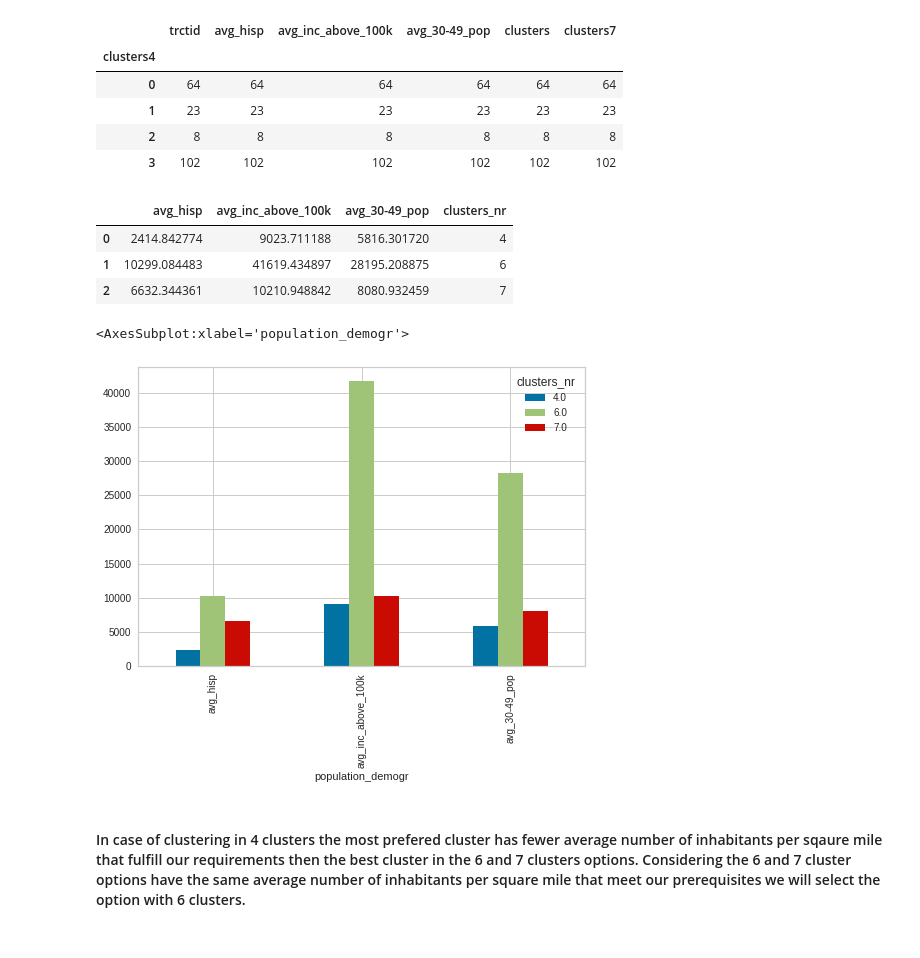
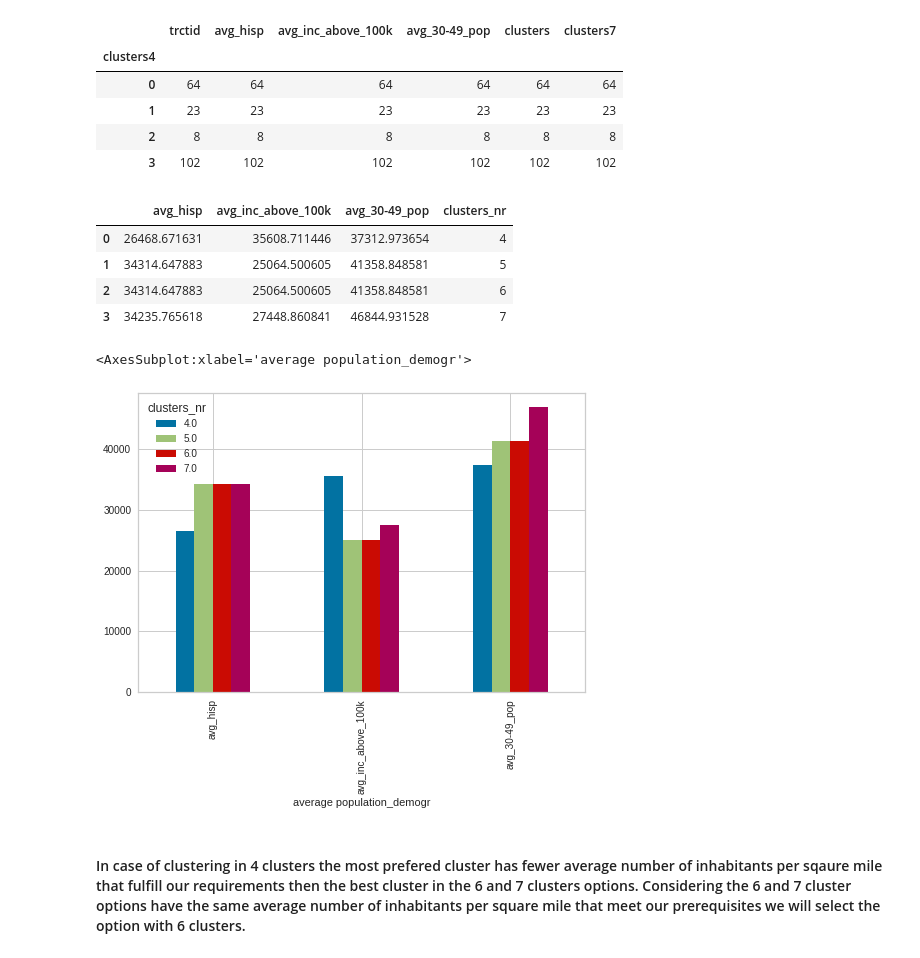
Before and after one commit to wlodekk/ibmcapstone, a Jupyter notebook: CapstoneProjectSF.ipynb, the cells around one changed output. Cells and saved outputs as stored; diff of their text form; code cells hidden in the pictures.

```diff
--- a/CapstoneProjectSF.ipynb
+++ b/CapstoneProjectSF.ipynb
@@ -328,7 +511,7 @@ demogr_sf_res_avg.groupby('clusters7').mean().iloc[:,:-3].style.background_gradi
 # %% [markdown]
 #### In case of the 7 clusters option cluster nr 3 is most preferable.
 # %%
-clust_comp=demogr_sf_res_avg.groupby('clusters4').mean().iloc[[3],:3].reset_index(drop=True)
+clust_comp=demogr_sf_res_avg.groupby('clusters4').mean().iloc[[2],:3].reset_index(drop=True)
 clust_comp['clusters_nr']=4
 clust_comp
 # %% [output]
@@ -337,4 +520,4 @@ clust_comp
 # %%
-clust_comp=demogr_sf_res_avg.groupby('clusters5').mean().iloc[[3],:3].reset_index(drop=True)
-clust_comp['clusters_nr']=4
+clust_comp=clust_comp.append(demogr_sf_res_avg.groupby('clusters5').mean().iloc[[3],:3].reset_index(drop=True)).reset_index(drop=True)
+clust_comp['clusters_nr'].iloc[1]=5
 clust_comp
@@ -341,6 +528,6 @@ clust_comp
 # %%
-clust_comp=clust_comp.append(demogr_sf_res_avg.groupby('clusters6').mean().iloc[[4],:3].reset_index(drop=True)).reset_index(drop=True)
-clust_comp['clusters_nr'].iloc[1]=6
+clust_comp=clust_comp.append(demogr_sf_res_avg.groupby('clusters6').mean().iloc[[2],:3].reset_index(drop=True)).reset_index(drop=True)
+clust_comp['clusters_nr'].iloc[2]=6
 clust_comp
 # %% [output]
 |  | avg_hisp | avg_inc_above_100k | avg_30-49_pop | clusters_nr |
@@ -356,24 +544,25 @@ demogr_sf_res_avg.groupby('clusters4').count()
 | 2 | 8 | 8 | 8 | 8 | 8 | 8 |
 | 3 | 102 | 102 | 102 | 102 | 102 | 102 |
 # %%
-clust_comp=clust_comp.append(demogr_sf_res_avg.groupby('clusters7').mean().iloc[[3],:3].reset_index(drop=True)).reset_index(drop=True)
-clust_comp['clusters_nr'].iloc[2]=7
+clust_comp=clust_comp.append(demogr_sf_res_avg.groupby('clusters7').mean().iloc[[6],:3].reset_index(drop=True)).reset_index(drop=True)
+clust_comp['clusters_nr'].iloc[3]=7
 clust_comp['clusters_nr']=clust_comp['clusters_nr'].astype('int')
 clust_comp
 # %% [output]
 |  | avg_hisp | avg_inc_above_100k | avg_30-49_pop | clusters_nr |
-| 0 | 2414.842774 | 9023.711188 | 5816.301720 | 4 |
-| 1 | 10299.084483 | 41619.434897 | 28195.208875 | 6 |
-| 2 | 6632.344361 | 10210.948842 | 8080.932459 | 7 |
+| 0 | 26468.671631 | 35608.711446 | 37312.973654 | 4 |
+| 1 | 34314.647883 | 25064.500605 | 41358.848581 | 5 |
+| 2 | 34314.647883 | 25064.500605 | 41358.848581 | 6 |
+| 3 | 34235.765618 | 27448.860841 | 46844.931528 | 7 |
 # %%
 clust_comp=clust_comp.transpose()
 clust_comp.columns=clust_comp.iloc[-1,:]
 clust_comp.drop(clust_comp.index[-1],inplace=True)
-clust_comp.index.name='population_demogr'
+clust_comp.index.name='average population_demogr'
 clust_comp.plot(kind='bar')
 # %% [output]
-<AxesSubplot:xlabel='population_demogr'>
+<AxesSubplot:xlabel='average population_demogr'>
-[figure, old version]
+[figure, new version]
 # %% [markdown]
 #### In case of clustering in 4 clusters the most prefered cluster has fewer average number of inhabitants per sqaure mile that fulfill our requirements then the best cluster in the 6 and 7 clusters options. Considering the 6 and 7 cluster options have the same average number of inhabitants per square mile that meet our prerequisites we will select the option with 6 clusters.
 # %%
```
Also changed, not shown: parts of 38 cells of this notebook.
